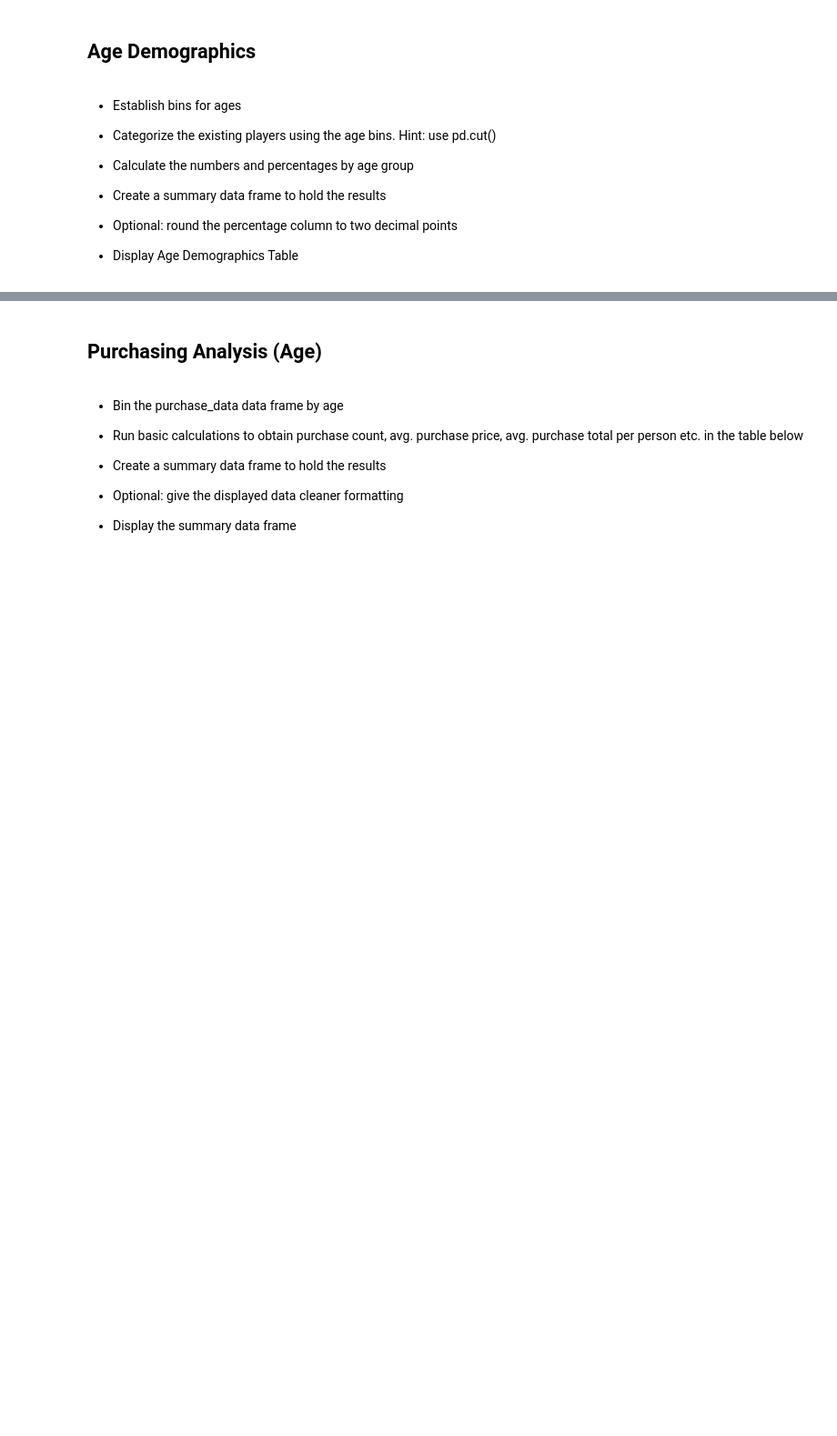
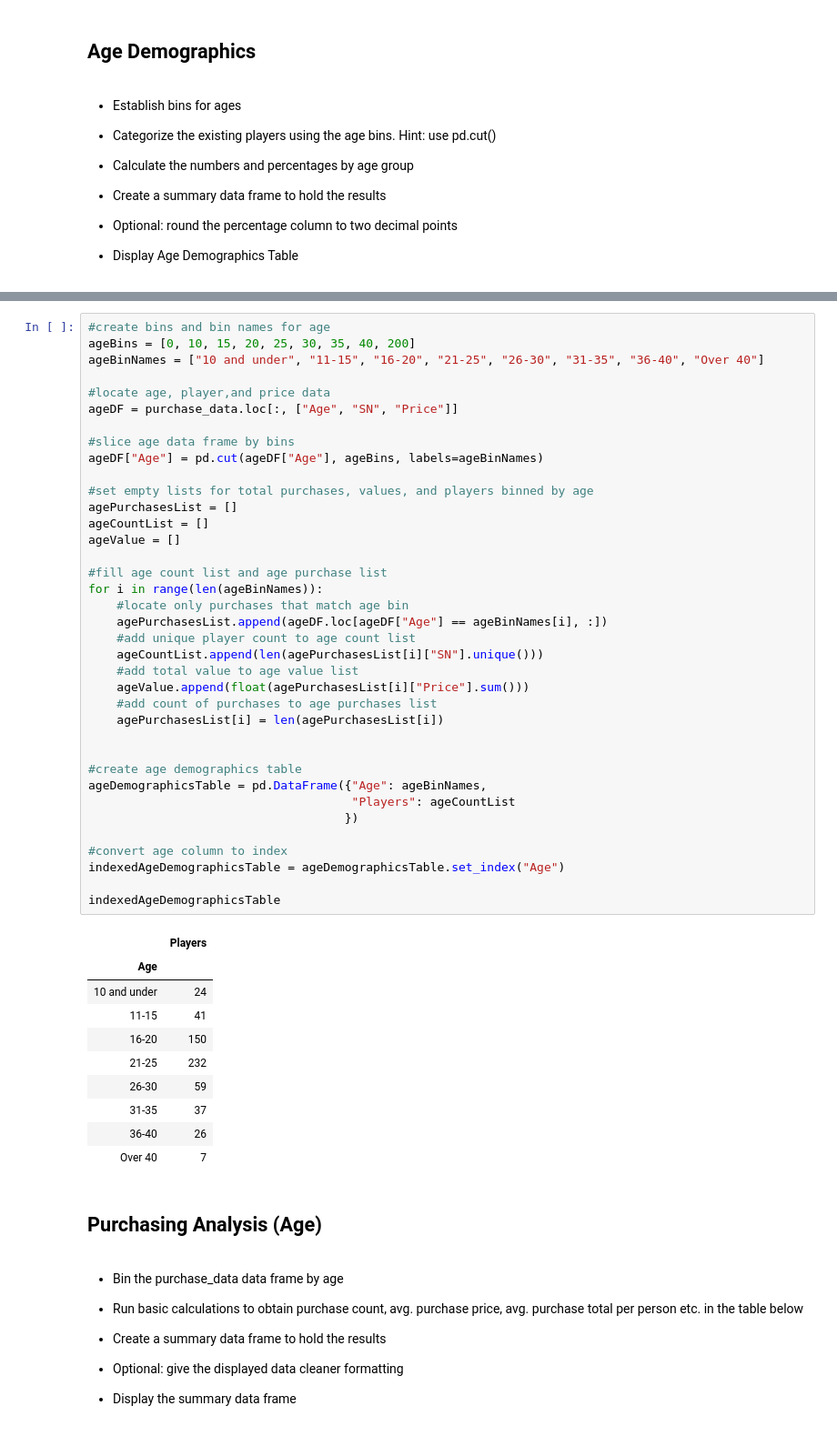
Before and after one commit to sruelle/pandas-challenge, a Jupyter notebook: HeroesofPymoli/HeroesOfPymoli_starter.ipynb, the cells around one changed output, grey strips where cells are left out. Shown at 91% size. Saved outputs shown, nothing was run; the diff lists cells and outputs as text; blank space fills up the shorter version.

```diff
--- a/HeroesofPymoli/HeroesOfPymoli_starter.ipynb
+++ b/HeroesofPymoli/HeroesOfPymoli_starter.ipynb
@@ -159,3 +212,51 @@ pd.DataFrame(purchase_data["Gender"].value_counts())
+# %%
+#create bins and bin names for age
+ageBins = [0, 10, 15, 20, 25, 30, 35, 40, 200]
+ageBinNames = ["10 and under", "11-15", "16-20", "21-25", "26-30", "31-35", "36-40", "Over 40"]
+
+#locate age, player,and price data
+ageDF = purchase_data.loc[:, ["Age", "SN", "Price"]]
+
+#slice age data frame by bins
+ageDF["Age"] = pd.cut(ageDF["Age"], ageBins, labels=ageBinNames)
+
+#set empty lists for total purchases, values, and players binned by age
+agePurchasesList = []
+ageCountList = []
+ageValue = []
+
+#fill age count list and age purchase list
+for i in range(len(ageBinNames)):
+    #locate only purchases that match age bin
+    agePurchasesList.append(ageDF.loc[ageDF["Age"] == ageBinNames[i], :])
+    #add unique player count to age count list
+    ageCountList.append(len(agePurchasesList[i]["SN"].unique()))
+    #add total value to age value list
+    ageValue.append(float(agePurchasesList[i]["Price"].sum()))
+    #add count of purchases to age purchases list
+    agePurchasesList[i] = len(agePurchasesList[i])
+
+
+#create age demographics table
+ageDemographicsTable = pd.DataFrame({"Age": ageBinNames,
+                                     "Players": ageCountList
+                                    })
+
+#convert age column to index
+indexedAgeDemographicsTable = ageDemographicsTable.set_index("Age")
+
+indexedAgeDemographicsTable
+# %% [output]
+|  | Players |
+| Age |  |
+| 10 and under | 24 |
+| 11-15 | 41 |
+| 16-20 | 150 |
+| 21-25 | 232 |
+| 26-30 | 59 |
+| 31-35 | 37 |
+| 36-40 | 26 |
+| Over 40 | 7 |
 # %% [markdown]
 ## Purchasing Analysis (Age)
 # %% [markdown]
```
Also changed, not shown: parts of 13 cells of this notebook.
